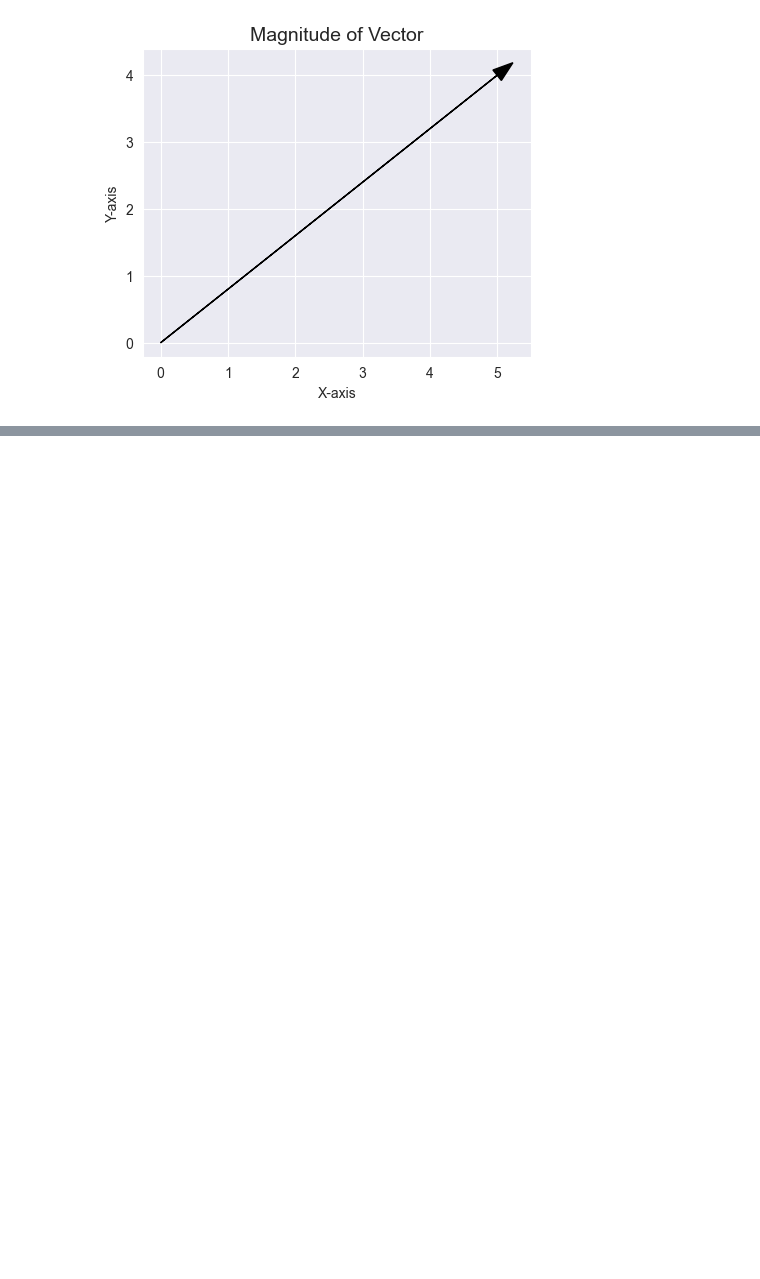
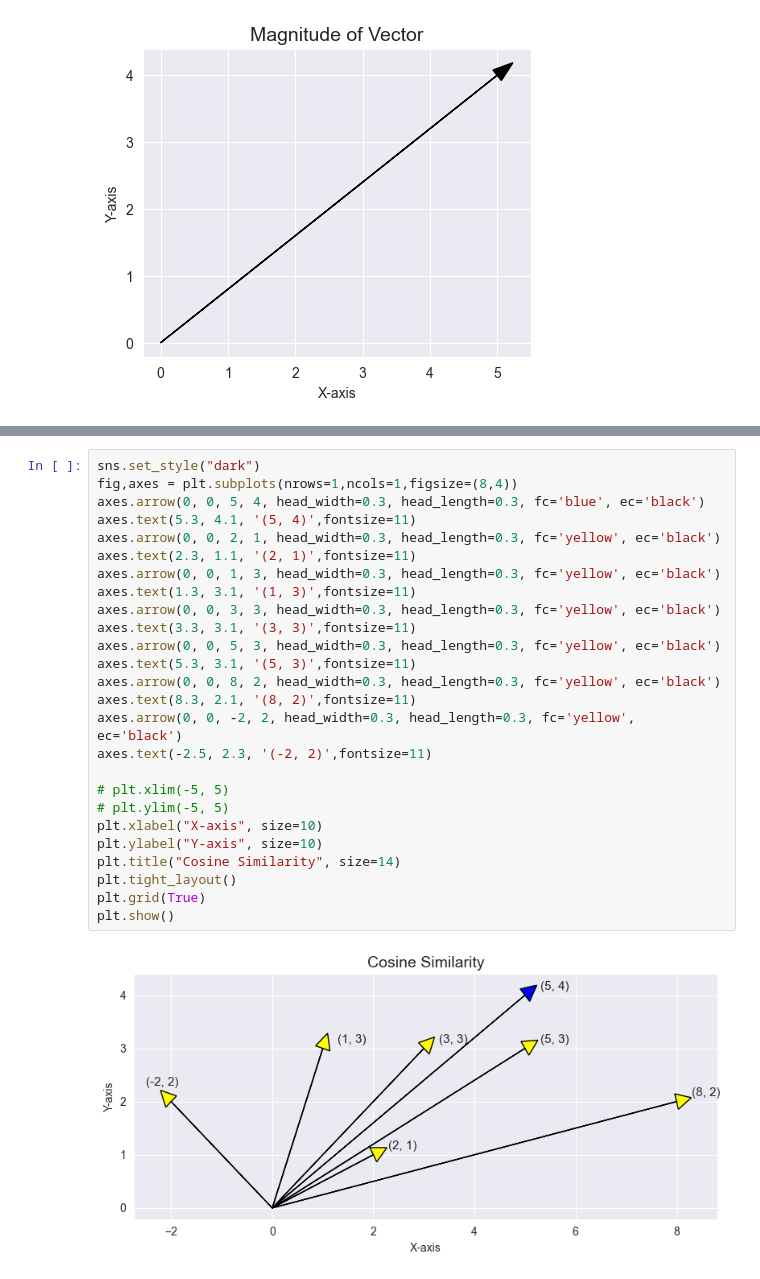
Before and after one commit to RakeshG1/DataScienceHub, a Jupyter notebook: NLP/Vectors.ipynb, the cells around one changed output, grey strips where cells are left out. Cells and saved outputs as stored; diff of their text form; blank space fills up the shorter version.

Commit message:
Added cosine similarity example for vectors

```diff
--- a/NLP/Vectors.ipynb
+++ b/NLP/Vectors.ipynb
@@ -144,0 +162,28 @@ Euclidean distance --> 6.4
+# %%
+sns.set_style("dark")
+fig,axes = plt.subplots(nrows=1,ncols=1,figsize=(8,4))
+axes.arrow(0, 0, 5, 4, head_width=0.3, head_length=0.3, fc='blue', ec='black')
+axes.text(5.3, 4.1, '(5, 4)',fontsize=11)
+axes.arrow(0, 0, 2, 1, head_width=0.3, head_length=0.3, fc='yellow', ec='black')
+axes.text(2.3, 1.1, '(2, 1)',fontsize=11)
+axes.arrow(0, 0, 1, 3, head_width=0.3, head_length=0.3, fc='yellow', ec='black')
+axes.text(1.3, 3.1, '(1, 3)',fontsize=11)
+axes.arrow(0, 0, 3, 3, head_width=0.3, head_length=0.3, fc='yellow', ec='black')
+axes.text(3.3, 3.1, '(3, 3)',fontsize=11)
+axes.arrow(0, 0, 5, 3, head_width=0.3, head_length=0.3, fc='yellow', ec='black')
+axes.text(5.3, 3.1, '(5, 3)',fontsize=11)
+axes.arrow(0, 0, 8, 2, head_width=0.3, head_length=0.3, fc='yellow', ec='black')
+axes.text(8.3, 2.1, '(8, 2)',fontsize=11)
+axes.arrow(0, 0, -2, 2, head_width=0.3, head_length=0.3, fc='yellow', ec='black')
+axes.text(-2.5, 2.3, '(-2, 2)',fontsize=11)
+
+# plt.xlim(-5, 5)
+# plt.ylim(-5, 5)
+plt.xlabel("X-axis", size=10)
+plt.ylabel("Y-axis", size=10)
+plt.title("Cosine Similarity", size=14)
+plt.tight_layout()
+plt.grid(True)
+plt.show()
+# %% [output]
+[figure, added]
```
Also changed, not shown: parts of 8 cells of this notebook.
